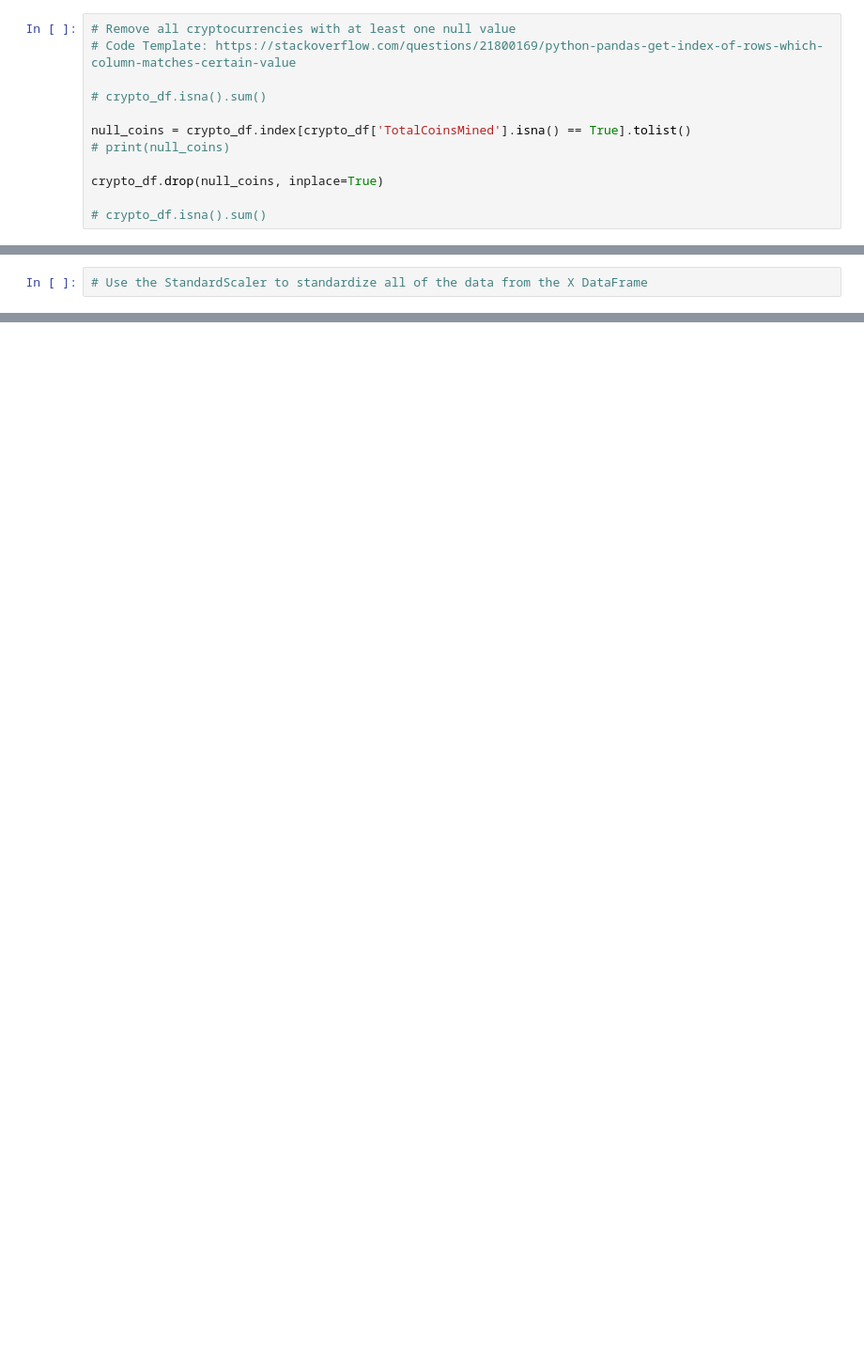
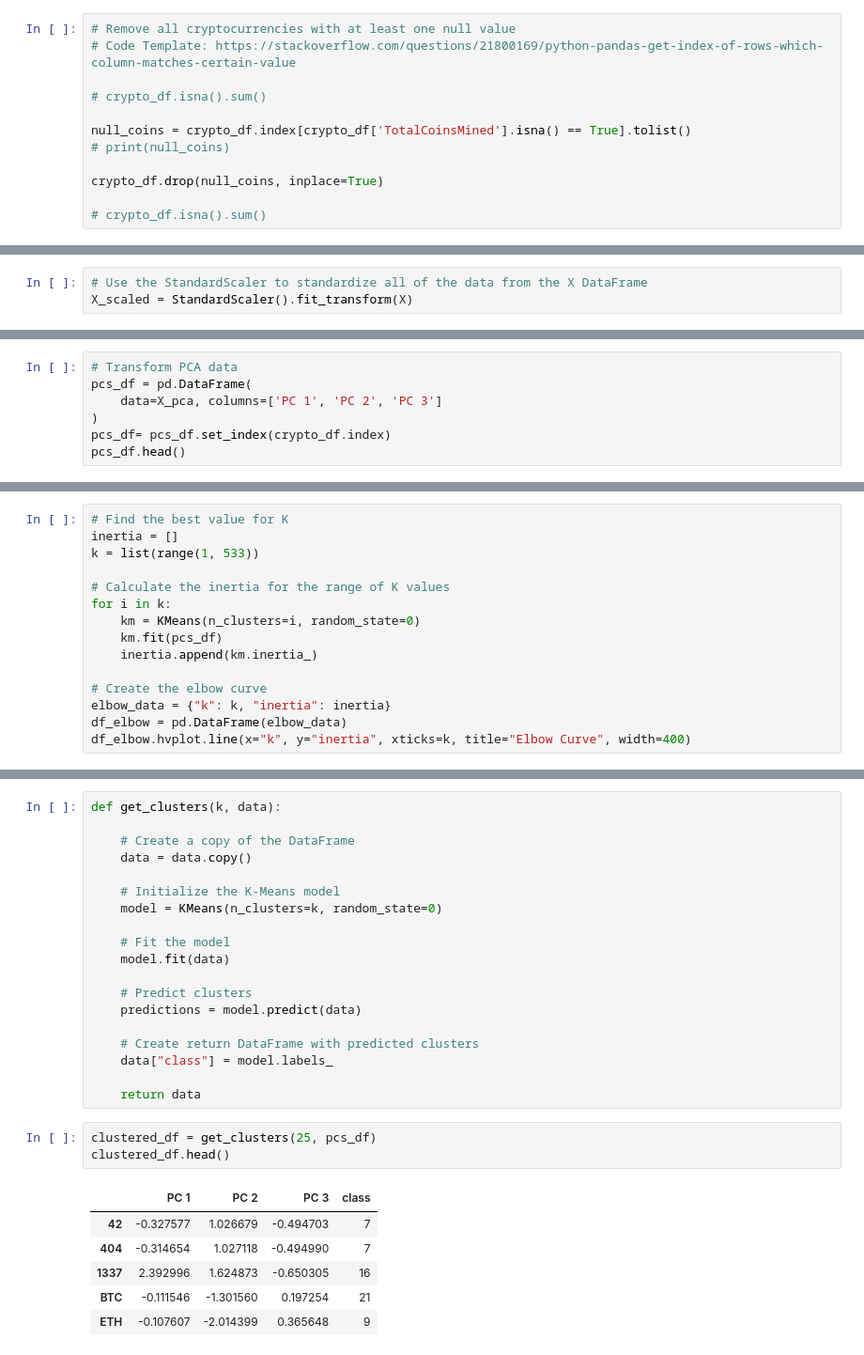
Before and after one commit to mkeire/Cryptocurrencies, a Jupyter notebook: cryptoChallenge.ipynb, the cells around one changed output, grey strips where cells are left out. Shown at 94% size. Cells and saved outputs as stored; diff of their text form; blank space fills up the shorter version.

```diff
--- a/cryptoChallenge.ipynb
+++ b/cryptoChallenge.ipynb
@@ -123,2 +126,3 @@ X.head()
 # %%
 # Use the StandardScaler to standardize all of the data from the X DataFrame
+X_scaled = StandardScaler().fit_transform(X)
@@ -124,0 +144,7 @@ X.head()
+# %%
+# Transform PCA data
+pcs_df = pd.DataFrame(
+    data=X_pca, columns=['PC 1', 'PC 2', 'PC 3']
+)
+pcs_df= pcs_df.set_index(crypto_df.index)
+pcs_df.head()
@@ -124,0 +158,15 @@ X.head()
+# %%
+# Find the best value for K
+inertia = []
+k = list(range(1, 533))
+
+# Calculate the inertia for the range of K values
+for i in k:
+    km = KMeans(n_clusters=i, random_state=0)
+    km.fit(pcs_df)
+    inertia.append(km.inertia_)
+
+# Create the elbow curve
+elbow_data = {"k": k, "inertia": inertia}
+df_elbow = pd.DataFrame(elbow_data)
+df_elbow.hvplot.line(x="k", y="inertia", xticks=k, title="Elbow Curve", width=400)
@@ -124,0 +175,29 @@ X.head()
+# %%
+def get_clusters(k, data):
+
+    # Create a copy of the DataFrame
+    data = data.copy()
+
+    # Initialize the K-Means model
+    model = KMeans(n_clusters=k, random_state=0)
+
+    # Fit the model
+    model.fit(data)
+
+    # Predict clusters
+    predictions = model.predict(data)
+
+    # Create return DataFrame with predicted clusters
+    data["class"] = model.labels_
+
+    return data
+# %%
+clustered_df = get_clusters(25, pcs_df)
+clustered_df.head()
+# %% [output]
+|  | PC 1 | PC 2 | PC 3 | class |
+| 42 | -0.327577 | 1.026679 | -0.494703 | 7 |
+| 404 | -0.314654 | 1.027118 | -0.494990 | 7 |
+| 1337 | 2.392996 | 1.624873 | -0.650305 | 16 |
+| BTC | -0.111546 | -1.301560 | 0.197254 | 21 |
+| ETH | -0.107607 | -2.014399 | 0.365648 | 9 |
```
Also changed, not shown: parts of 16 cells of this notebook.
